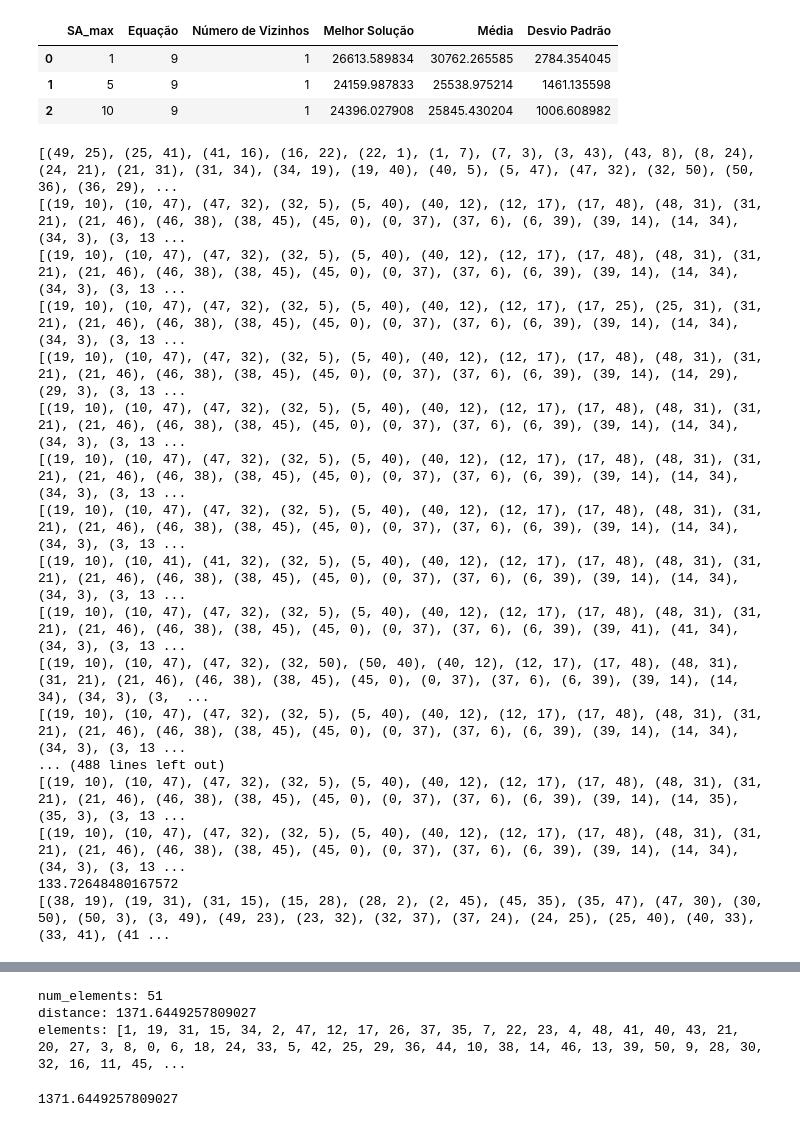
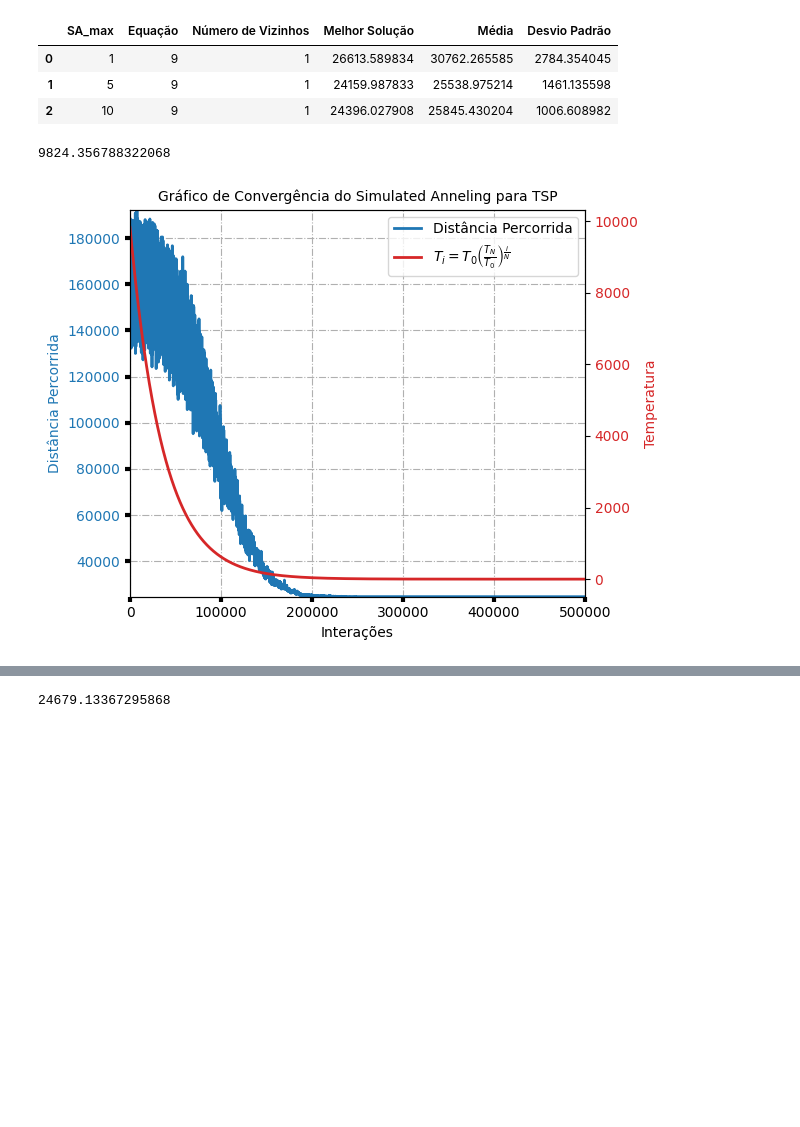
Before and after one commit to andreFelipeHFuck/IAR, a Jupyter notebook: SimulatedAnnealing/main.ipynb, the cells around one changed output, grey strips where cells are left out. Drawn from its saved outputs; the diff is of its cells as text; code cells hidden in the pictures; blank space fills up the shorter version.

```diff
--- a/SimulatedAnnealing/main.ipynb
+++ b/SimulatedAnnealing/main.ipynb
@@ -94,39 +94,24 @@ df_media
 | 1 | 5 | 9 | 1 | 24159.987833 | 25538.975214 | 1461.135598 |
 | 2 | 10 | 9 | 1 | 24396.027908 | 25845.430204 | 1006.608982 |
 # %%
-res = experiment_one_SA(
-    problem="TSP51",
-    path="samples/eil51.txt",
-    num_interation=1,
-    num_neighbors_mod=1,
-    num_neighbors=500,
-    SA_max=10,
-    eq=9,
-    TN=0.01,
-    N= 10,
-    t=0,
-    show=True,
-    bar=True
-)
+# res = experiment_one_SA(
+#     problem="TSP100",
+#     path="samples/eil100.txt",
+#     num_interation=1,
+#     num_neighbors_mod=1,
+#     num_neighbors=500,
+#     SA_max=10,
+#     eq=1,
+#     TN=0.01,
+#     N=500_000,
+#     t=0,
+#     show=True,
+#     bar=True
+# )
 
 # ponto ótimo 426 e 21282
 
-res[6]
+# res[6]
 # %% [output]
-[(49, 25), (25, 41), (41, 16), (16, 22), (22, 1), (1, 7), (7, 3), (3, 43), (43, 8), (8, 24), (24, 21), (21, 31), (31, 34), (34, 19), (19, 40), (40, 5), (5, 47), (47, 32), (32, 50), (50, 36), (36, 29), ...
-[(19, 10), (10, 47), (47, 32), (32, 5), (5, 40), (40, 12), (12, 17), (17, 48), (48, 31), (31, 21), (21, 46), (46, 38), (38, 45), (45, 0), (0, 37), (37, 6), (6, 39), (39, 14), (14, 34), (34, 3), (3, 13 ...
-[(19, 10), (10, 47), (47, 32), (32, 5), (5, 40), (40, 12), (12, 17), (17, 48), (48, 31), (31, 21), (21, 46), (46, 38), (38, 45), (45, 0), (0, 37), (37, 6), (6, 39), (39, 14), (14, 34), (34, 3), (3, 13 ...
-[(19, 10), (10, 47), (47, 32), (32, 5), (5, 40), (40, 12), (12, 17), (17, 25), (25, 31), (31, 21), (21, 46), (46, 38), (38, 45), (45, 0), (0, 37), (37, 6), (6, 39), (39, 14), (14, 34), (34, 3), (3, 13 ...
-[(19, 10), (10, 47), (47, 32), (32, 5), (5, 40), (40, 12), (12, 17), (17, 48), (48, 31), (31, 21), (21, 46), (46, 38), (38, 45), (45, 0), (0, 37), (37, 6), (6, 39), (39, 14), (14, 29), (29, 3), (3, 13 ...
-[(19, 10), (10, 47), (47, 32), (32, 5), (5, 40), (40, 12), (12, 17), (17, 48), (48, 31), (31, 21), (21, 46), (46, 38), (38, 45), (45, 0), (0, 37), (37, 6), (6, 39), (39, 14), (14, 34), (34, 3), (3, 13 ...
-[(19, 10), (10, 47), (47, 32), (32, 5), (5, 40), (40, 12), (12, 17), (17, 48), (48, 31), (31, 21), (21, 46), (46, 38), (38, 45), (45, 0), (0, 37), (37, 6), (6, 39), (39, 14), (14, 34), (34, 3), (3, 13 ...
-[(19, 10), (10, 47), (47, 32), (32, 5), (5, 40), (40, 12), (12, 17), (17, 48), (48, 31), (31, 21), (21, 46), (46, 38), (38, 45), (45, 0), (0, 37), (37, 6), (6, 39), (39, 14), (14, 34), (34, 3), (3, 13 ...
-[(19, 10), (10, 41), (41, 32), (32, 5), (5, 40), (40, 12), (12, 17), (17, 48), (48, 31), (31, 21), (21, 46), (46, 38), (38, 45), (45, 0), (0, 37), (37, 6), (6, 39), (39, 14), (14, 34), (34, 3), (3, 13 ...
-[(19, 10), (10, 47), (47, 32), (32, 5), (5, 40), (40, 12), (12, 17), (17, 48), (48, 31), (31, 21), (21, 46), (46, 38), (38, 45), (45, 0), (0, 37), (37, 6), (6, 39), (39, 41), (41, 34), (34, 3), (3, 13 ...
-[(19, 10), (10, 47), (47, 32), (32, 50), (50, 40), (40, 12), (12, 17), (17, 48), (48, 31), (31, 21), (21, 46), (46, 38), (38, 45), (45, 0), (0, 37), (37, 6), (6, 39), (39, 14), (14, 34), (34, 3), (3,  ...
-[(19, 10), (10, 47), (47, 32), (32, 5), (5, 40), (40, 12), (12, 17), (17, 48), (48, 31), (31, 21), (21, 46), (46, 38), (38, 45), (45, 0), (0, 37), (37, 6), (6, 39), (39, 14), (14, 34), (34, 3), (3, 13 ...
-... (488 lines left out)
-[(19, 10), (10, 47), (47, 32), (32, 5), (5, 40), (40, 12), (12, 17), (17, 48), (48, 31), (31, 21), (21, 46), (46, 38), (38, 45), (45, 0), (0, 37), (37, 6), (6, 39), (39, 14), (14, 35), (35, 3), (3, 13 ...
-[(19, 10), (10, 47), (47, 32), (32, 5), (5, 40), (40, 12), (12, 17), (17, 48), (48, 31), (31, 21), (21, 46), (46, 38), (38, 45), (45, 0), (0, 37), (37, 6), (6, 39), (39, 14), (14, 34), (34, 3), (3, 13 ...
-133.72648480167572
-[(38, 19), (19, 31), (31, 15), (15, 28), (28, 2), (2, 45), (45, 35), (35, 47), (47, 30), (30, 50), (50, 3), (3, 49), (49, 23), (23, 32), (32, 37), (37, 24), (24, 25), (25, 40), (40, 33), (33, 41), (41 ...
+9824.356788322068
+[figure, new version]
@@ -151,7 +121,4 @@ res[6]
-num_elements: 51
-distance: 1371.6449257809027
-elements: [1, 19, 31, 15, 34, 2, 47, 12, 17, 26, 37, 35, 7, 22, 23, 4, 48, 41, 40, 43, 21, 20, 27, 3, 8, 0, 6, 18, 24, 33, 5, 42, 25, 29, 36, 44, 10, 38, 14, 46, 13, 39, 50, 9, 28, 30, 32, 16, 11, 45, ...
+24679.13367295868
-1371.6449257809027
 # %%
 # 1, 7, 9
 # 500_000
```
Also changed, not shown: parts of 6 cells of this notebook, 13 other files.
